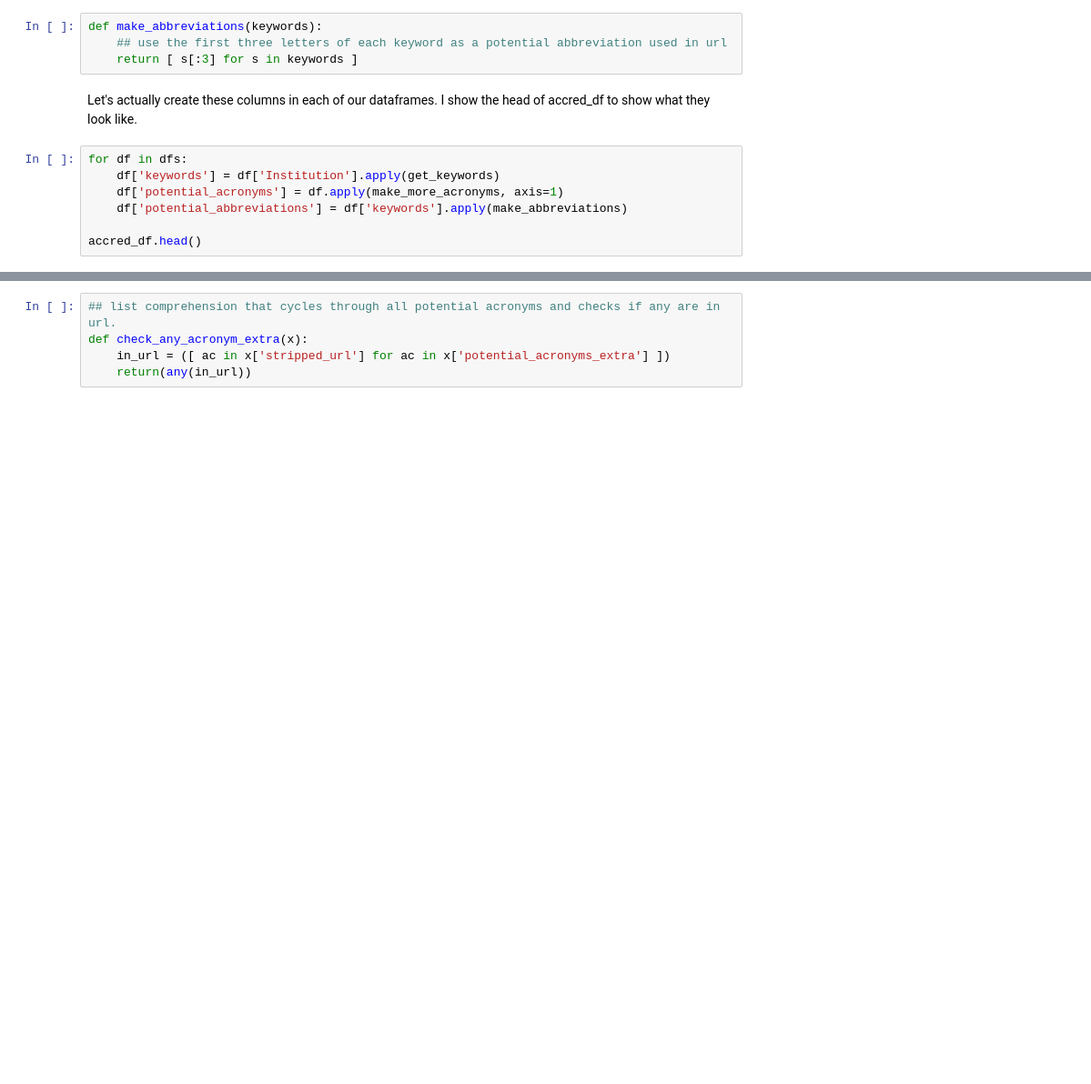
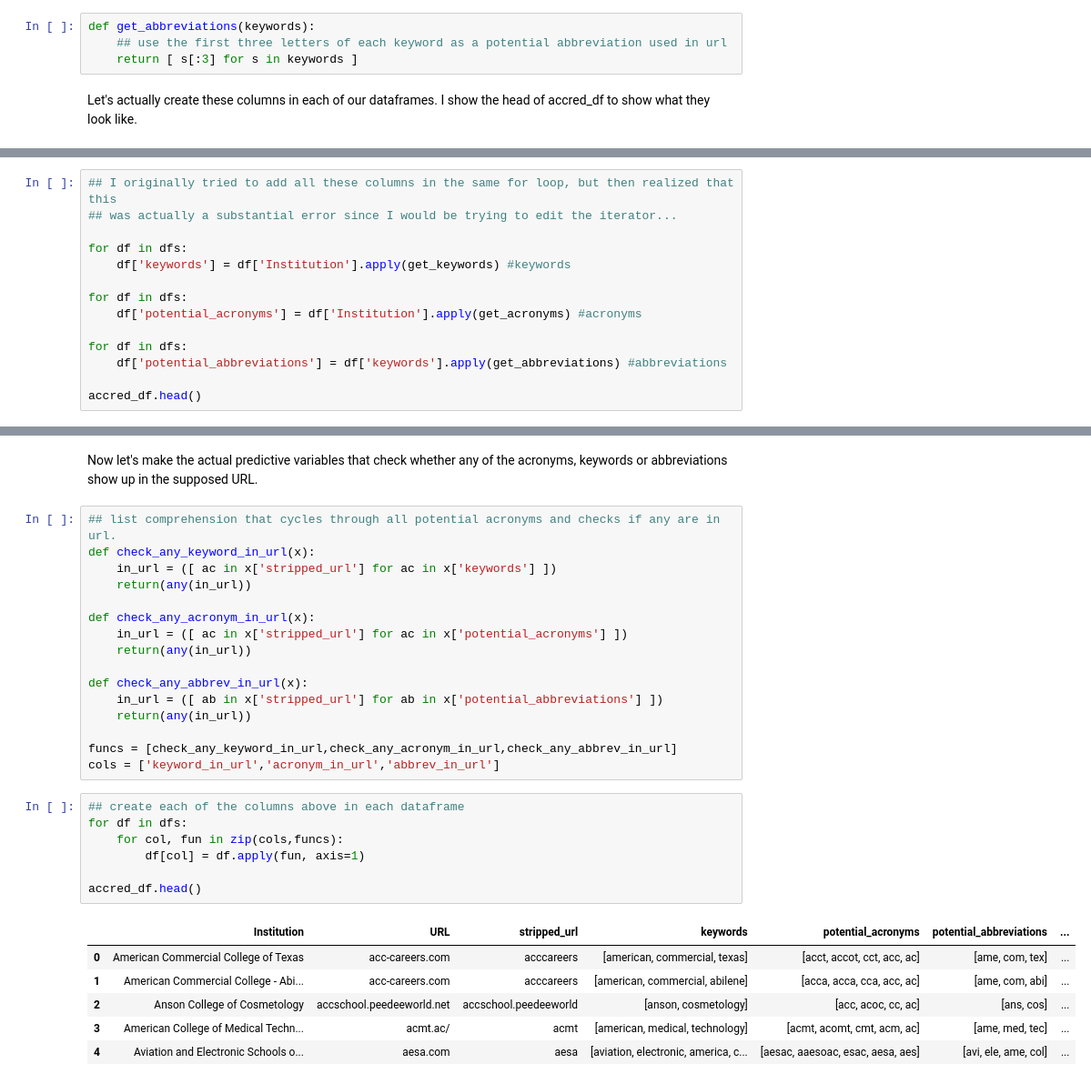
Before and after one commit to magratheazaphod/nextcaller, a Jupyter notebook: two_final.ipynb, the cells around one changed output, grey strips where cells are left out. Shown at 91% size. Saved outputs shown, nothing was run; the diff lists cells and outputs as text; blank space fills up the shorter version.

```diff
--- a/two_final.ipynb
+++ b/two_final.ipynb
@@ -140,15 +141,8 @@ def make_more_acronyms(X):
 # %% [markdown]
 The third and final variable tests for the use of abbreviations in URLs. For instance the University of Wisconsin - Madison uses wisc.edu as domain name. Therefore, I simply take the list of keywords and turn each into a potential 3-letter abbreviation.
 # %%
-def make_abbreviations(keywords):
+def get_abbreviations(keywords):
     ## use the first three letters of each keyword as a potential abbreviation used in url
     return [ s[:3] for s in keywords ]
 # %% [markdown]
 Let's actually create these columns in each of our dataframes. I show the head of accred_df to show what they look like.
-# %%
-for df in dfs:
-    df['keywords'] = df['Institution'].apply(get_keywords)
-    df['potential_acronyms'] = df.apply(make_more_acronyms, axis=1)
-    df['potential_abbreviations'] = df['keywords'].apply(make_abbreviations)
-
-accred_df.head()
@@ -156,0 +149,14 @@ ValueError: could not broadcast input array from shape (4) into shape (5)
+# %%
+## I originally tried to add all these columns in the same for loop, but then realized that this
+## was actually a substantial error since I would be trying to edit the iterator...
+
+for df in dfs:
+    df['keywords'] = df['Institution'].apply(get_keywords) #keywords
+
+for df in dfs:
+    df['potential_acronyms'] = df['Institution'].apply(get_acronyms) #acronyms
+
+for df in dfs:
+    df['potential_abbreviations'] = df['keywords'].apply(get_abbreviations) #abbreviations
+
+accred_df.head()
@@ -157,5 +187,32 @@ ValueError: could not broadcast input array from shape (4) into shape (5)
+# %% [markdown]
+Now let's make the actual predictive variables that check whether any of the acronyms, keywords or abbreviations show up in the supposed URL.
 # %%
 ## list comprehension that cycles through all potential acronyms and checks if any are in url.
-def check_any_acronym_extra(x):
-    in_url = ([ ac in x['stripped_url'] for ac in x['potential_acronyms_extra'] ])
+def check_any_keyword_in_url(x):
+    in_url = ([ ac in x['stripped_url'] for ac in x['keywords'] ])
     return(any(in_url))
+
+def check_any_acronym_in_url(x):
+    in_url = ([ ac in x['stripped_url'] for ac in x['potential_acronyms'] ])
+    return(any(in_url))
+
+def check_any_abbrev_in_url(x):
+    in_url = ([ ab in x['stripped_url'] for ab in x['potential_abbreviations'] ])
+    return(any(in_url))
+
+funcs = [check_any_keyword_in_url,check_any_acronym_in_url,check_any_abbrev_in_url]
+cols = ['keyword_in_url','acronym_in_url','abbrev_in_url']
+# %%
+## create each of the columns above in each dataframe
+for df in dfs:
+    for col, fun in zip(cols,funcs):
+        df[col] = df.apply(fun, axis=1)
+
+accred_df.head()
+# %% [output]
+|  | Institution | URL | stripped_url | keywords | potential_acronyms | potential_abbreviations | ... |
+| 0 | American Commercial College of Texas | acc-careers.com | acccareers | [american, commercial, texas] | [acct, accot, cct, acc, ac] | [ame, com, tex] | ... |
+| 1 | American Commercial College - Abi... | acc-careers.com | acccareers | [american, commercial, abilene] | [acca, acca, cca, acc, ac] | [ame, com, abi] | ... |
+| 2 | Anson College of Cosmetology | accschool.peedeeworld.net | accschool.peedeeworld | [anson, cosmetology] | [acc, acoc, cc, ac] | [ans, cos] | ... |
+| 3 | American College of Medical Techn... | acmt.ac/ | acmt | [american, medical, technology] | [acmt, acomt, cmt, acm, ac] | [ame, med, tec] | ... |
+| 4 | Aviation and Electronic Schools o... | aesa.com | aesa | [aviation, electronic, america, c... | [aesac, aaesoac, esac, aesa, aes] | [avi, ele, ame, col] | ... |
```
Also changed, not shown: parts of 23 cells of this notebook, 1 other file.
